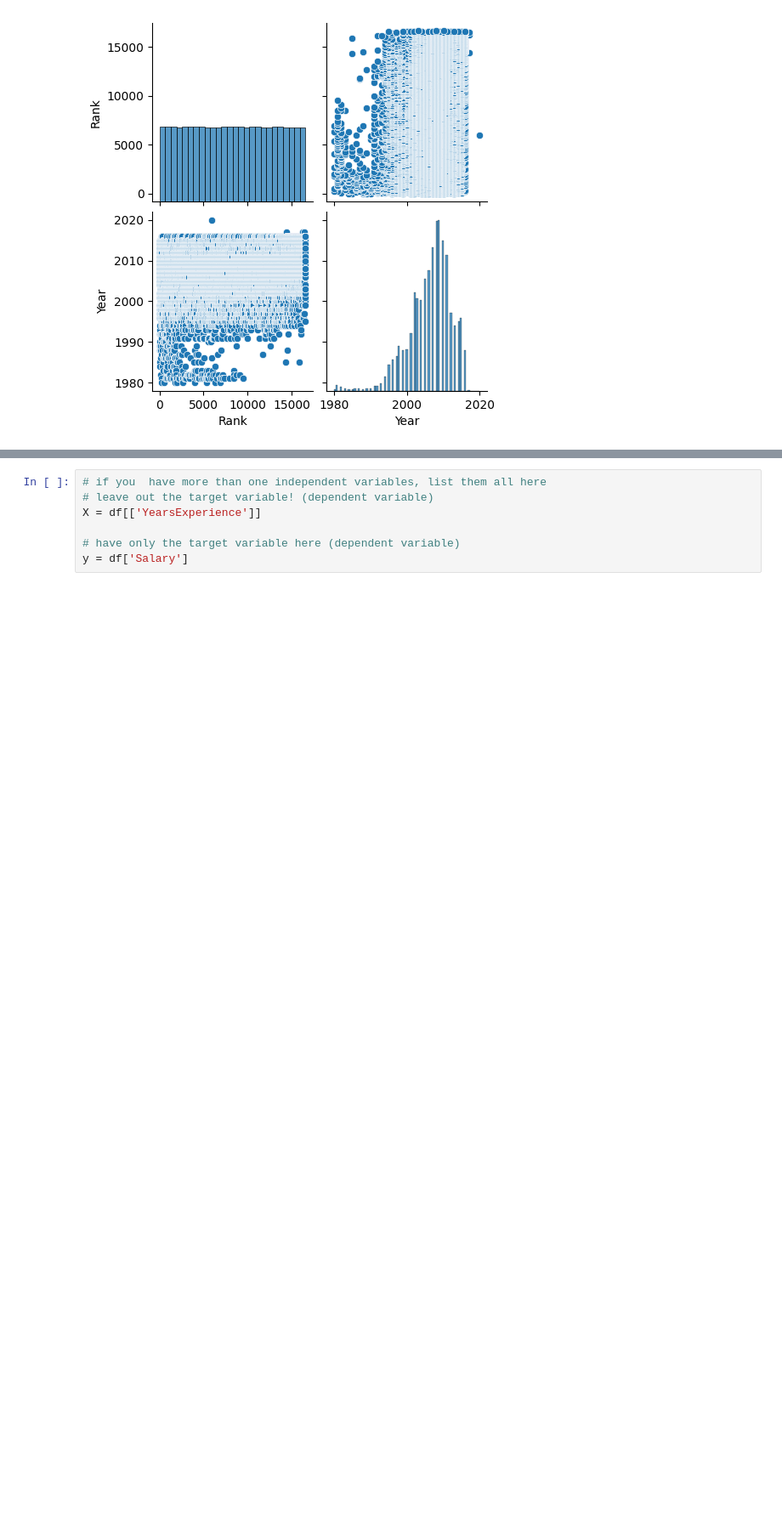
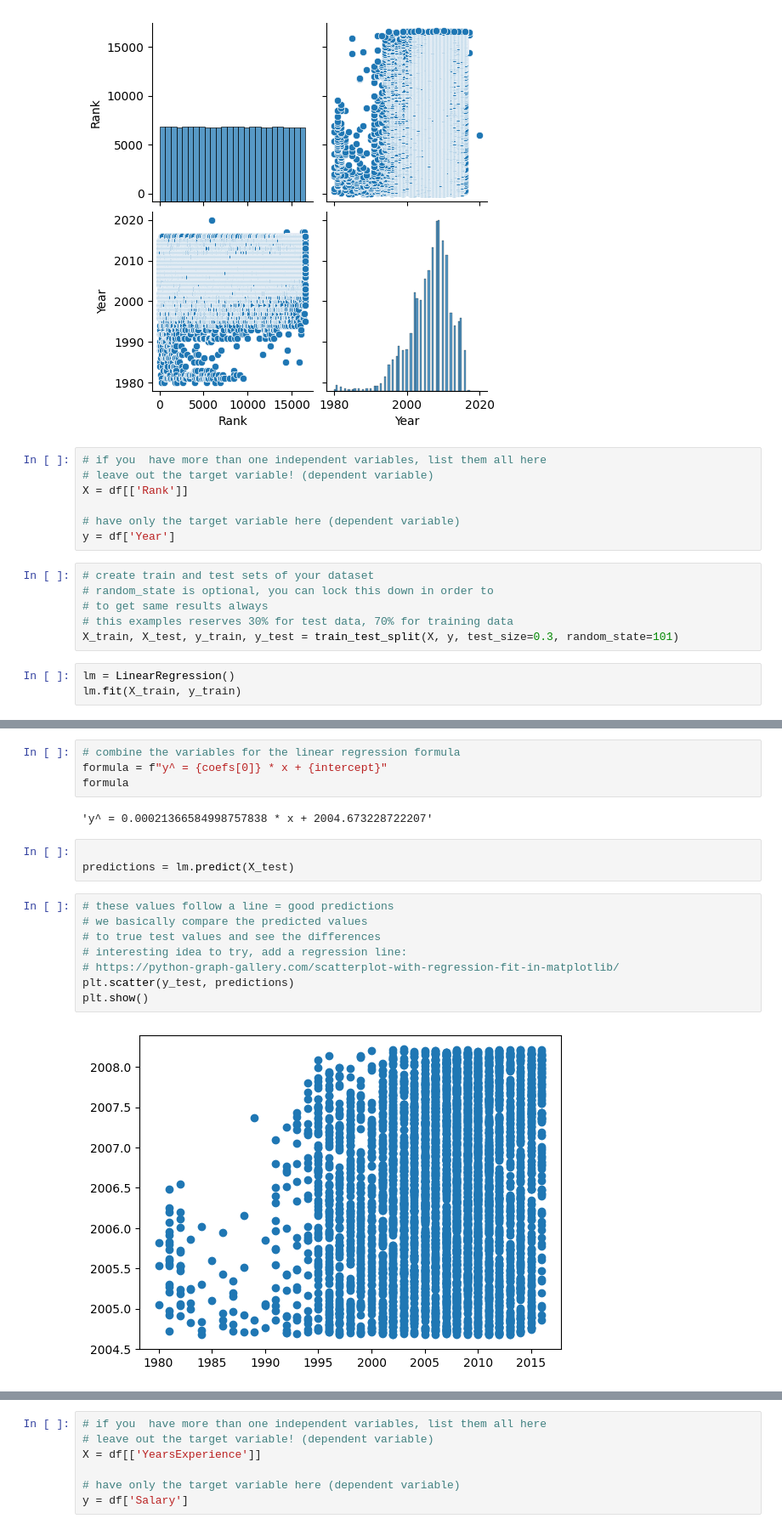
Before and after one commit to waseemimran/Introductiontomachinelearning, a Jupyter notebook: linearRegressionWithOwnDataset.ipynb, the cells around one changed output, grey strips where cells are left out. Shown at 85% size. Drawn from its saved outputs; the diff is of its cells as text; blank space fills up the shorter version.

Commit message:
Update the Linear Regrastion for comments

```diff
--- a/linearRegressionWithOwnDataset.ipynb
+++ b/linearRegressionWithOwnDataset.ipynb
@@ -109,3 +122,19 @@ csv_path = "selected_columns_file.csv"
 # %% [output]
 <seaborn.axisgrid.PairGrid at 0x...>
 [figure]
+# %%
+# if you  have more than one independent variables, list them all here
+# leave out the target variable! (dependent variable)
+X = df[['Rank']]
+
+# have only the target variable here (dependent variable)
+y = df['Year']
+# %%
+# create train and test sets of your dataset
+# random_state is optional, you can lock this down in order to
+# to get same results always
+# this examples reserves 30% for test data, 70% for training data
+X_train, X_test, y_train, y_test = train_test_split(X, y, test_size=0.3, random_state=101)
+# %%
+lm = LinearRegression()
+lm.fit(X_train, y_train)
@@ -111,0 +156,19 @@ csv_path = "selected_columns_file.csv"
+# %%
+# combine the variables for the linear regression formula
+formula = f"y^ = {coefs[0]} * x + {intercept}"
+formula
+# %% [output]
+'y^ = 0.00021366584998757838 * x + 2004.673228722207'
+# %%
+
+predictions = lm.predict(X_test)
+# %%
+# these values follow a line = good predictions
+# we basically compare the predicted values
+# to true test values and see the differences
+# interesting idea to try, add a regression line:
+# https://python-graph-gallery.com/scatterplot-with-regression-fit-in-matplotlib/
+plt.scatter(y_test, predictions)
+plt.show()
+# %% [output]
+[figure, added]
```
Also changed, not shown: parts of 15 cells of this notebook.
